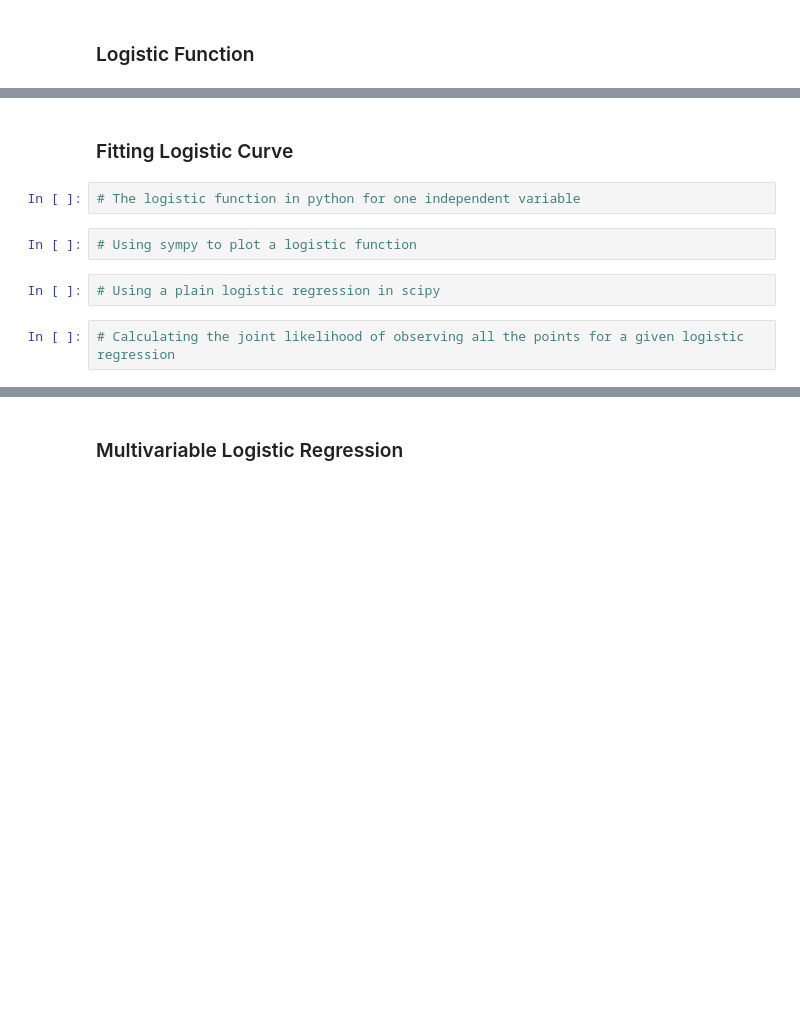
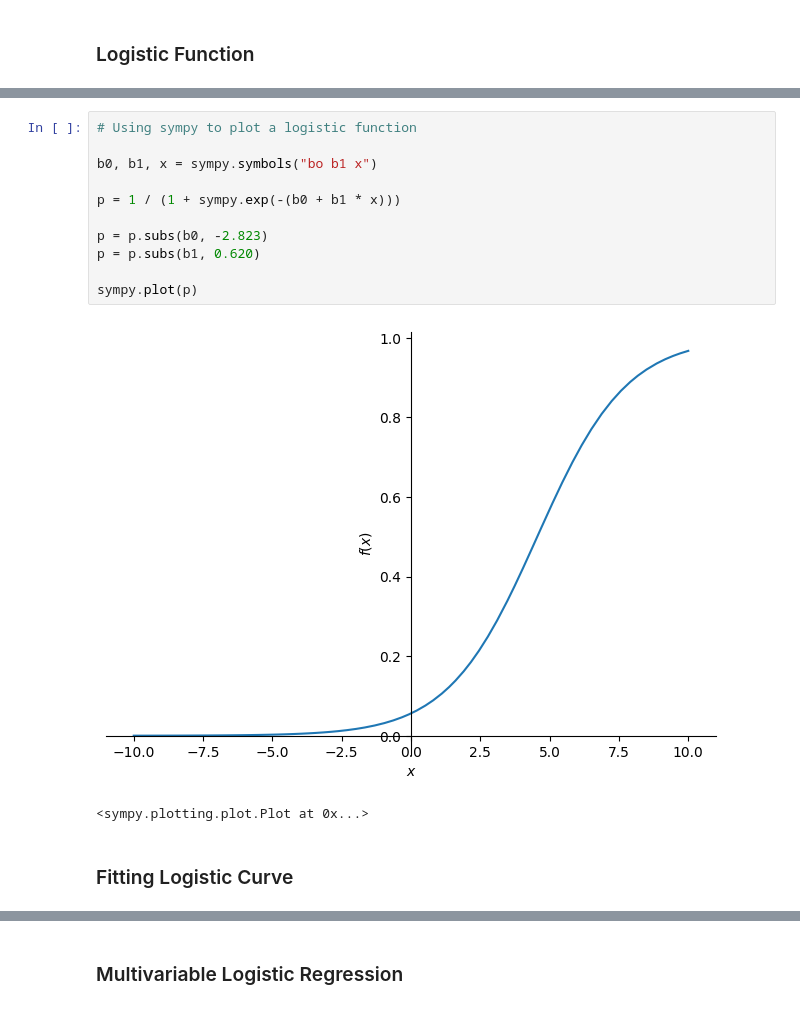
Before and after one commit to MiesnerJacob/essential-math-for-data-science, a Jupyter notebook: 06-logistic-regression.ipynb, the cells around one changed output, grey strips where cells are left out. Drawn from its saved outputs; the diff is of its cells as text; blank space fills up the shorter version.

Commit message:
finished notebook for concepts and code exercises for logistic regression

```diff
--- a/06-logistic-regression.ipynb
+++ b/06-logistic-regression.ipynb
@@ -7,10 +27,16 @@
+# %%
+# Using sympy to plot a logistic function
+
+b0, b1, x = sympy.symbols("bo b1 x")
+
+p = 1 / (1 + sympy.exp(-(b0 + b1 * x)))
+
+p = p.subs(b0, -2.823)
+p = p.subs(b1, 0.620)
+
+sympy.plot(p)
+# %% [output]
+[figure, added]
+<sympy.plotting.plot.Plot at 0x...>
 # %% [markdown]
 ### Fitting Logistic Curve
-# %%
-# The logistic function in python for one independent variable
-# %%
-# Using sympy to plot a logistic function
-# %%
-# Using a plain logistic regression in scipy
-# %%
-# Calculating the joint likelihood of observing all the points for a given logistic regression
```
Also changed, not shown: parts of 40 cells of this notebook.
